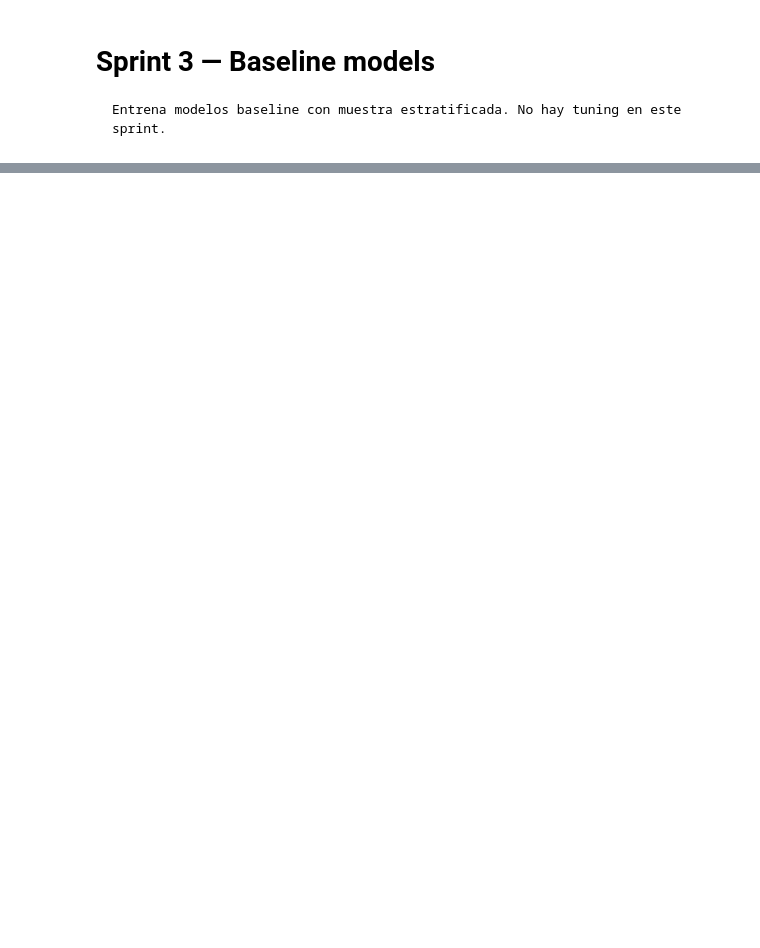
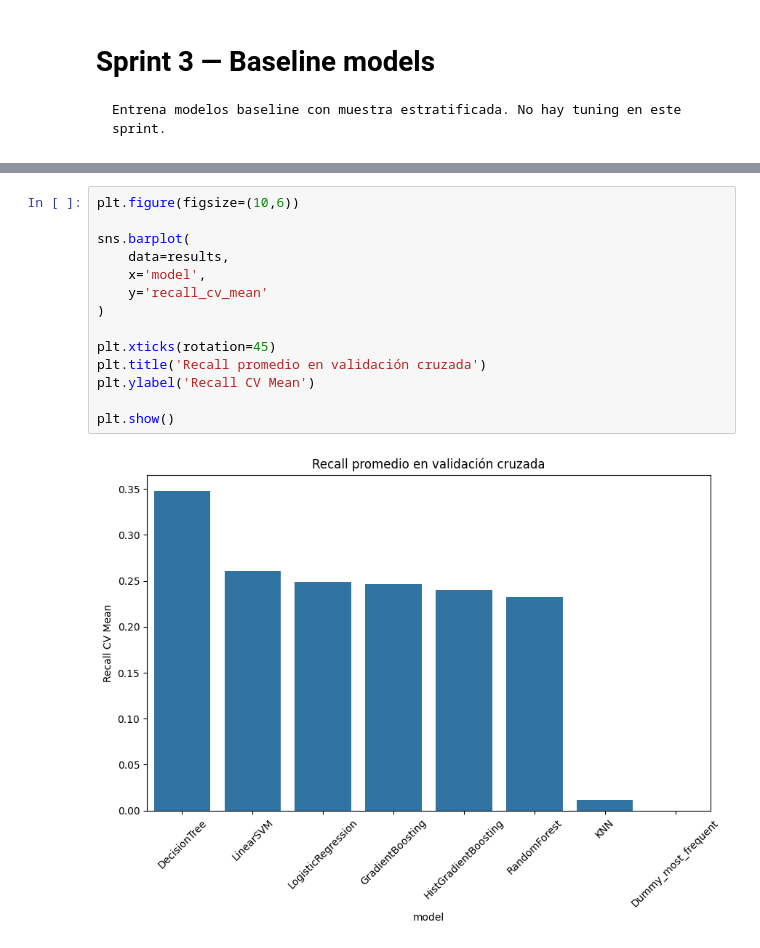
Before and after one commit to pucp-datanalytics/dp261-g1, a Jupyter notebook: notebooks/08_baseline_models.ipynb, the cells around one changed output, grey strips where cells are left out. Cells and saved outputs as stored; diff of their text form; blank space fills up the shorter version.

```diff
--- a/notebooks/08_baseline_models.ipynb
+++ b/notebooks/08_baseline_models.ipynb
@@ -51,0 +83,16 @@ results.to_csv(REPORTS_DIR / 'baseline_cv_results.csv', index=False)
+# %%
+plt.figure(figsize=(10,6))
+
+sns.barplot(
+    data=results,
+    x='model',
+    y='recall_cv_mean'
+)
+
+plt.xticks(rotation=45)
+plt.title('Recall promedio en validación cruzada')
+plt.ylabel('Recall CV Mean')
+
+plt.show()
+# %% [output]
+[figure, added]
```
Also changed, not shown: parts of 6 cells of this notebook, 8 other files.
